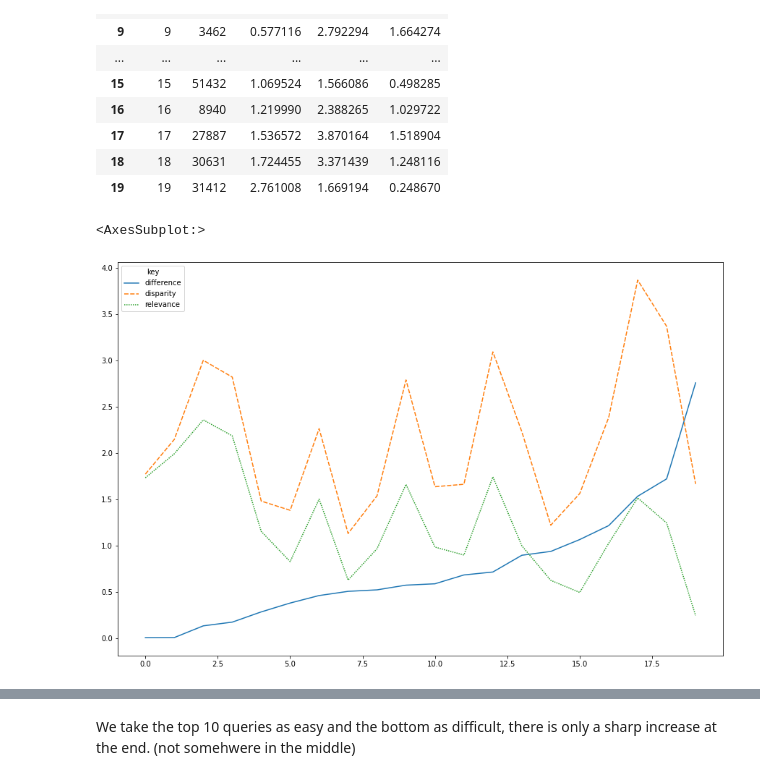
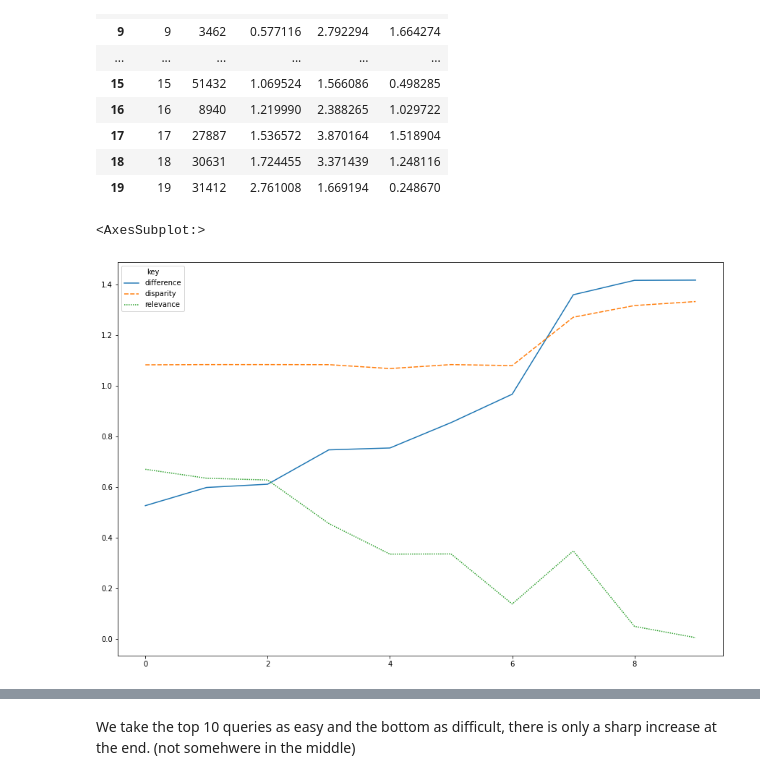
Before and after one commit to pilmus/thesis, a Jupyter notebook: app/notebooks/lm_error_analysis.ipynb, the cells around one changed output, grey strips where cells are left out. Cells and saved outputs as stored; diff of their text form; code cells hidden in the pictures.

```diff
--- a/app/notebooks/lm_error_analysis.ipynb
+++ b/app/notebooks/lm_error_analysis.ipynb
@@ -848,7 +846,7 @@ temp
 | 19 | 19 | 31412 | 2.761008 | 1.669194 | 0.248670 |
 # %%
 fig, ax = plt.subplots(1,1,figsize=(15,10))
-sns.lineplot(data=temp[['difference','disparity','relevance']],ax=ax)
+sns.lineplot(data=temp[['difference','disparity','relevance']][:10],ax=ax)
 # %% [output]
 <AxesSubplot:>
-[figure, old version]
+[figure, new version]
```
Also changed, not shown: parts of 99 cells of this notebook, 4 other files.
